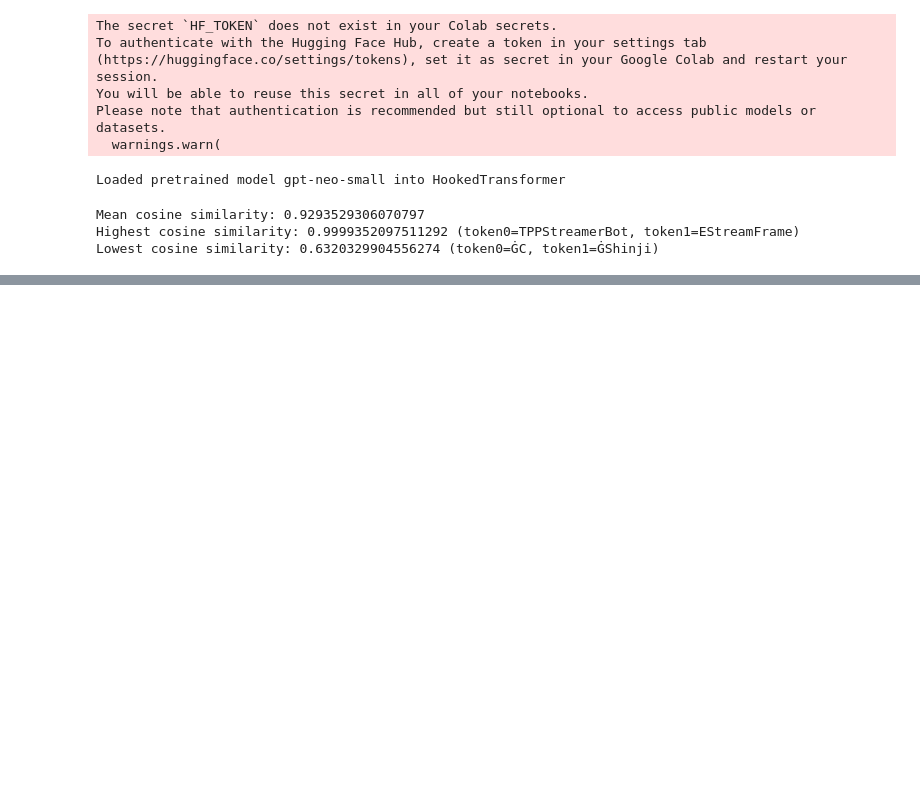
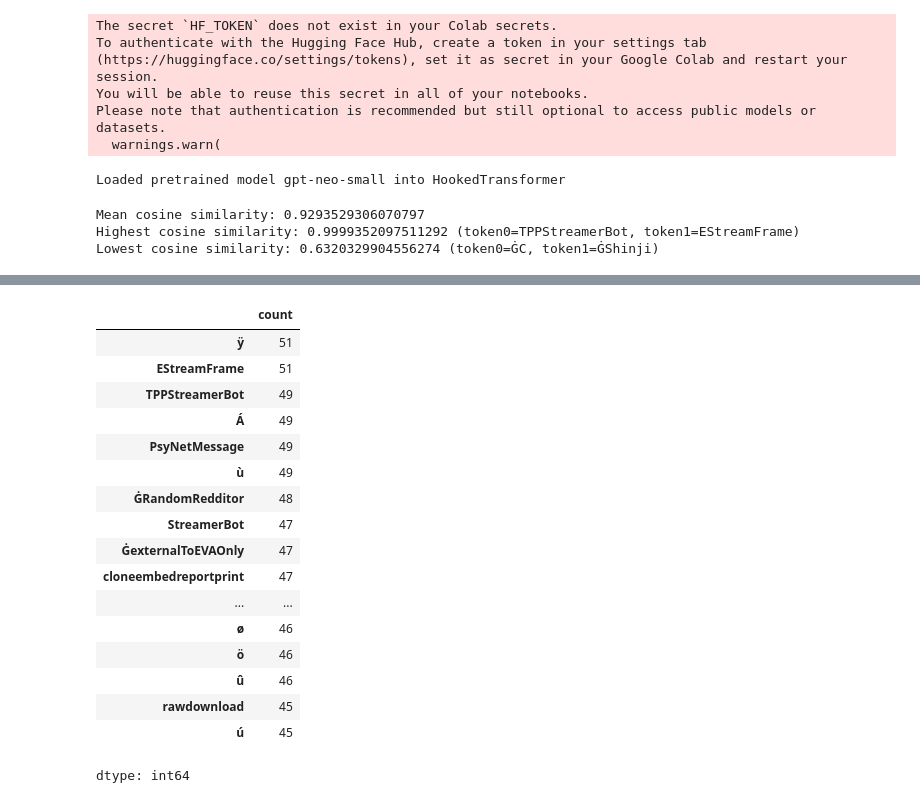
Before and after one commit to gg2001/transformer-circuits, a Jupyter notebook: puzzles/1.ipynb, the cells around one changed output, grey strips where cells are left out. Saved outputs shown, nothing was run; the diff lists cells and outputs as text; code cells hidden in the pictures; blank space fills up the shorter version.

```diff
--- a/puzzles/1.ipynb
+++ b/puzzles/1.ipynb
@@ -151 +157,23 @@ top_df.head(n=10)
+# %%
+top_token_counts = pd.concat([top_df['token0_str'], top_df['token1_str']]).value_counts()
+top_token_counts.head(n=20)
+# %% [output]
+|  | count |
+| ÿ | 51 |
+| EStreamFrame | 51 |
+| TPPStreamerBot | 49 |
+| Á | 49 |
+| PsyNetMessage | 49 |
+| ù | 49 |
+| ĠRandomRedditor | 48 |
+| StreamerBot | 47 |
+| ĠexternalToEVAOnly | 47 |
+| cloneembedreportprint | 47 |
+| ... | ... |
+| ø | 46 |
+| ö | 46 |
+| û | 46 |
+| rawdownload | 45 |
+| ú | 45 |
+dtype: int64
 # %%
```
Also changed, not shown: parts of 3 cells of this notebook.
